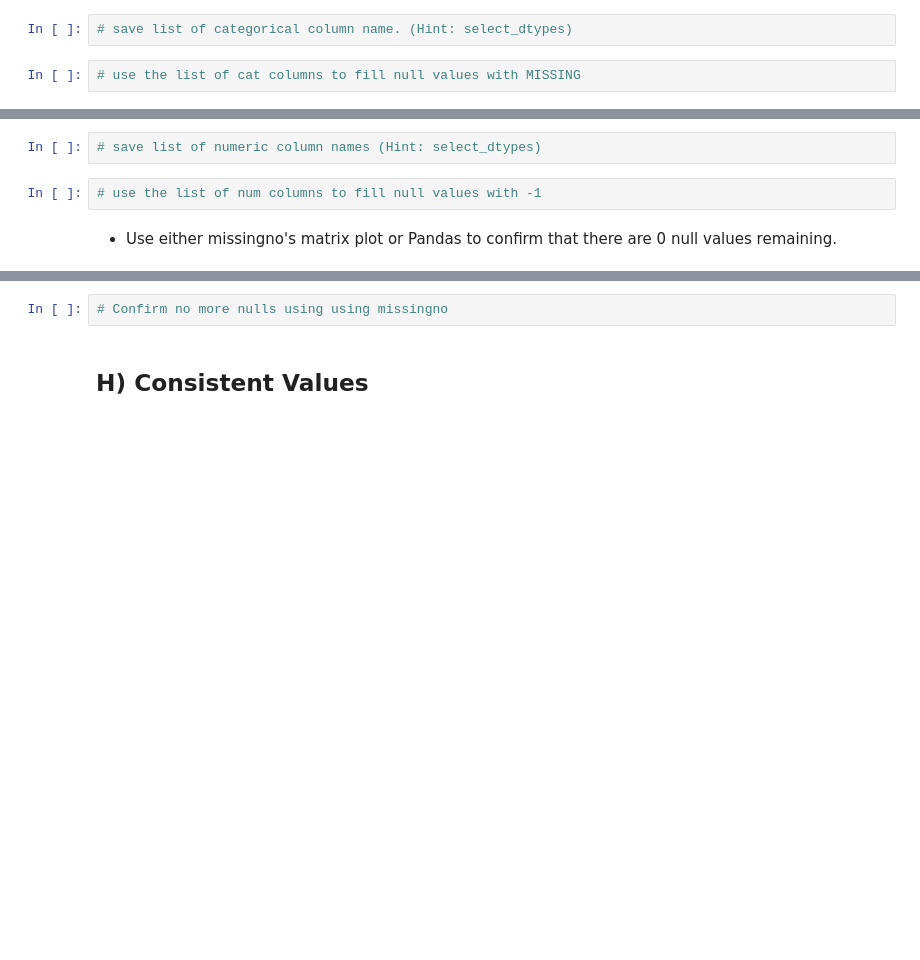
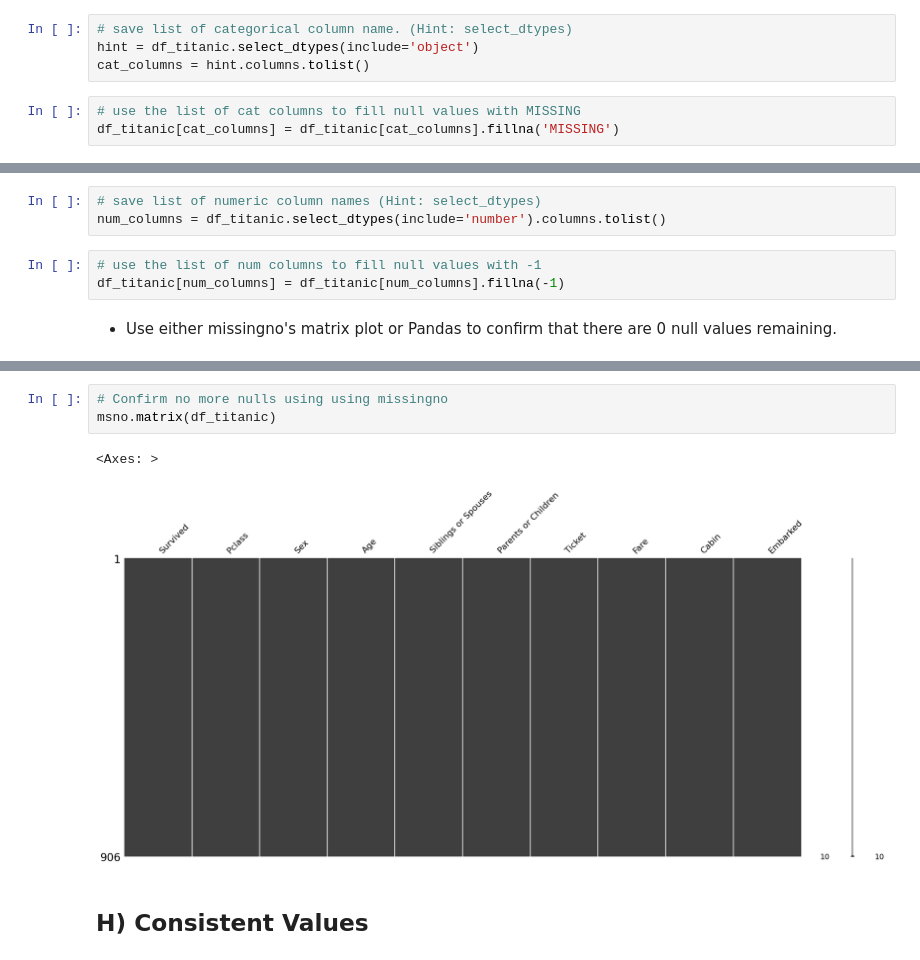
Before and after one commit to bahaa92-maker/prediction-of-product-sales, a Jupyter notebook: Data_Cleaning_Core_Starter_Notebook.ipynb, the cells around one changed output, grey strips where cells are left out. Saved outputs shown, nothing was run; the diff lists cells and outputs as text; blank space fills up the shorter version.

```diff
--- a/Data_Cleaning_Core_Starter_Notebook.ipynb
+++ b/Data_Cleaning_Core_Starter_Notebook.ipynb
@@ -251,15 +501,20 @@ ___
 - Fill the null values in categorical columns with a placeholder category called MISSING.
 # %%
 # save list of categorical column name. (Hint: select_dtypes)
+hint = df_titanic.select_dtypes(include='object')
+cat_columns = hint.columns.tolist()
 # %%
 # use the list of cat columns to fill null values with MISSING
+df_titanic[cat_columns] = df_titanic[cat_columns].fillna('MISSING')
 # %% [markdown]
 
 - Fill the null values in numeric columns with a placeholder value of -1
 # %%
 # save list of numeric column names (Hint: select_dtypes)
+num_columns = df_titanic.select_dtypes(include='number').columns.tolist()
 # %%
 # use the list of num columns to fill null values with -1
+df_titanic[num_columns] = df_titanic[num_columns].fillna(-1)
 # %% [markdown]
 - Use either missingno's matrix plot or Pandas to confirm that there are 0 null values remaining.
 # %%
@@ -267,5 +536,9 @@ ___
 # %%
 # Confirm no more nulls using using missingno
+msno.matrix(df_titanic)
+# %% [output]
+<Axes: >
+[figure, added]
 # %% [markdown]
 ## H) Consistent Values
 # %% [markdown]
```
Also changed, not shown: parts of 45 cells of this notebook.
